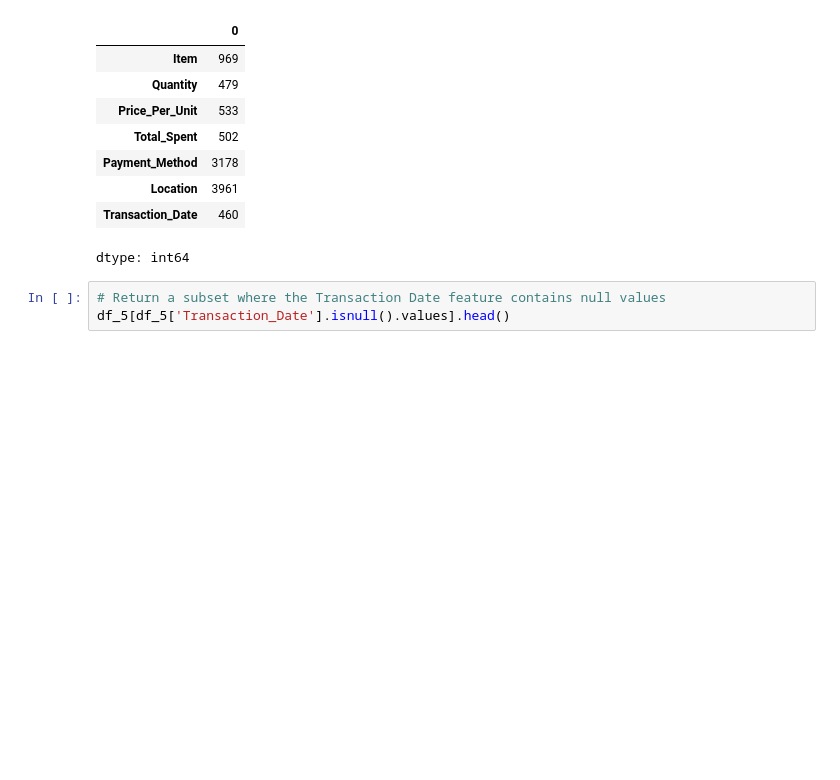
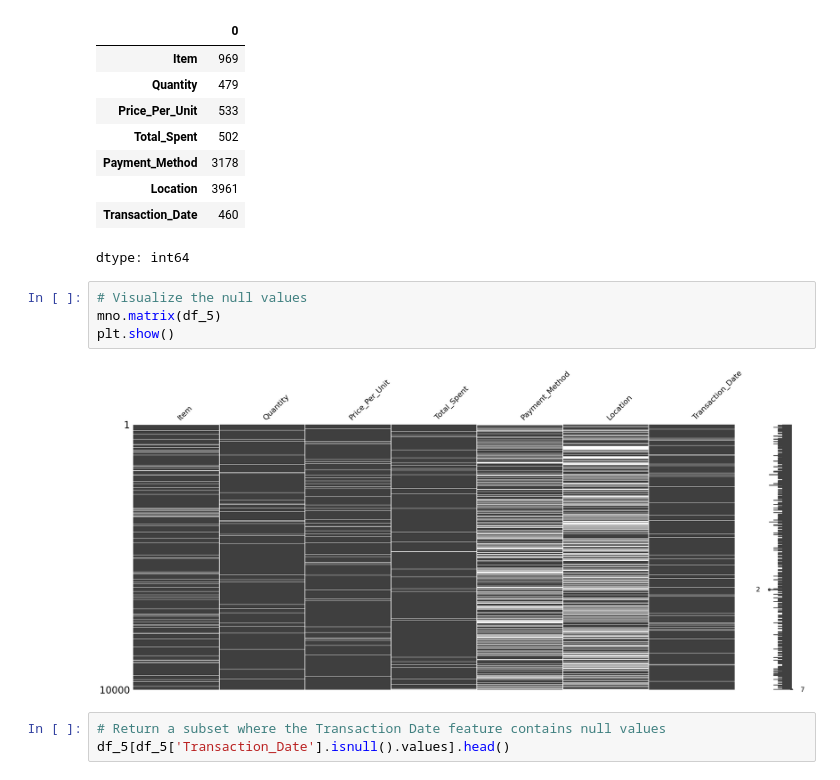
Before and after one commit to Just-Aymz/Cafe-Sales, a Jupyter notebook: Data_Processing/Exploratory_Data_Analysis.ipynb, the cells around one changed output. Saved outputs shown, nothing was run; the diff lists cells and outputs as text; blank space fills up the shorter version.

```diff
--- a/Data_Processing/Exploratory_Data_Analysis.ipynb
+++ b/Data_Processing/Exploratory_Data_Analysis.ipynb
@@ -203,6 +203,12 @@ df_5.isnull().sum()
 | Location | 3961 |
 | Transaction_Date | 460 |
 dtype: int64
+# %%
+# Visualize the null values
+mno.matrix(df_5)
+plt.show()
+# %% [output]
+[figure, added]
 # %%
 # Return a subset where the Transaction Date feature contains null values
 df_5[df_5['Transaction_Date'].isnull().values].head()
```
Also changed, not shown: parts of 17 cells of this notebook.
